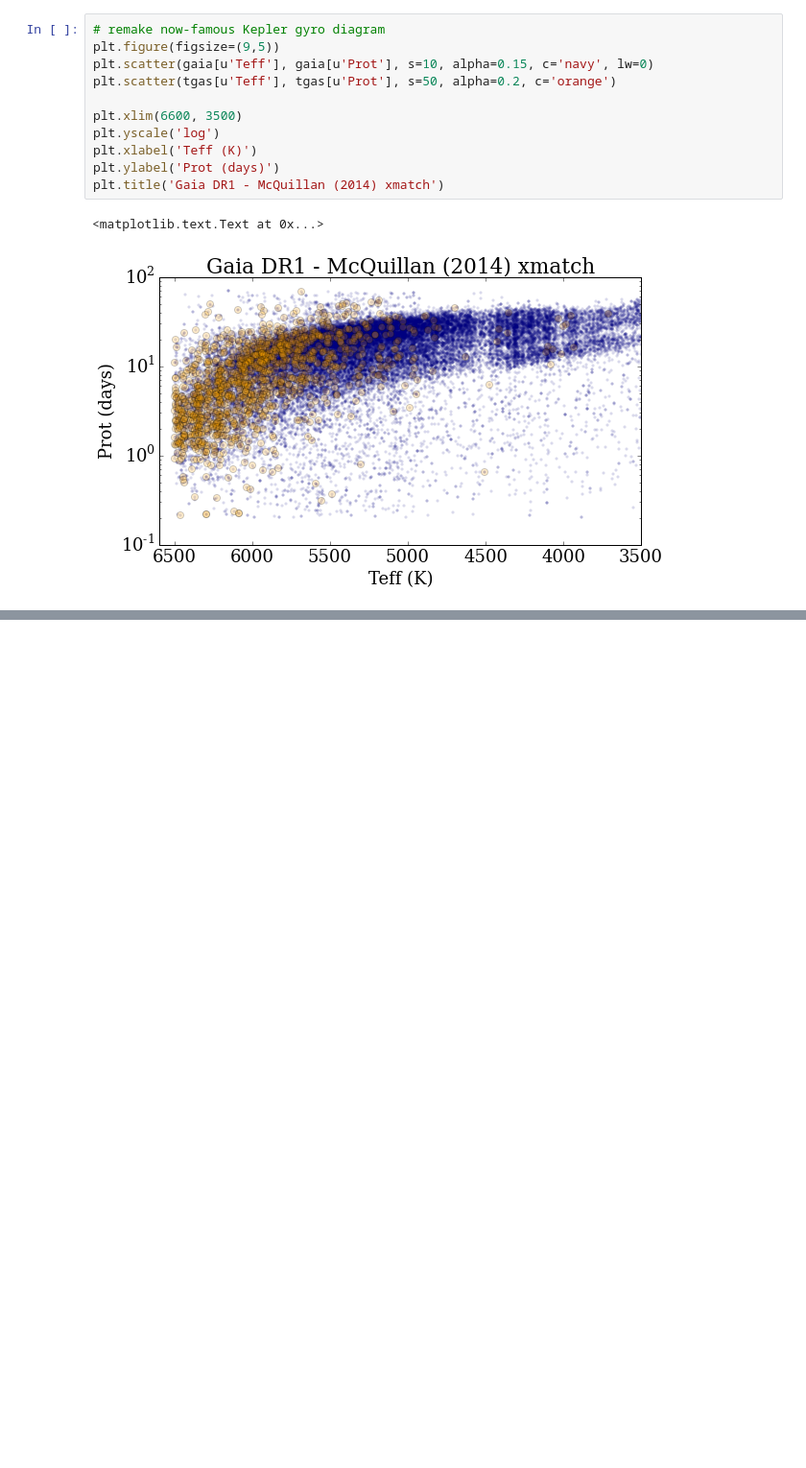
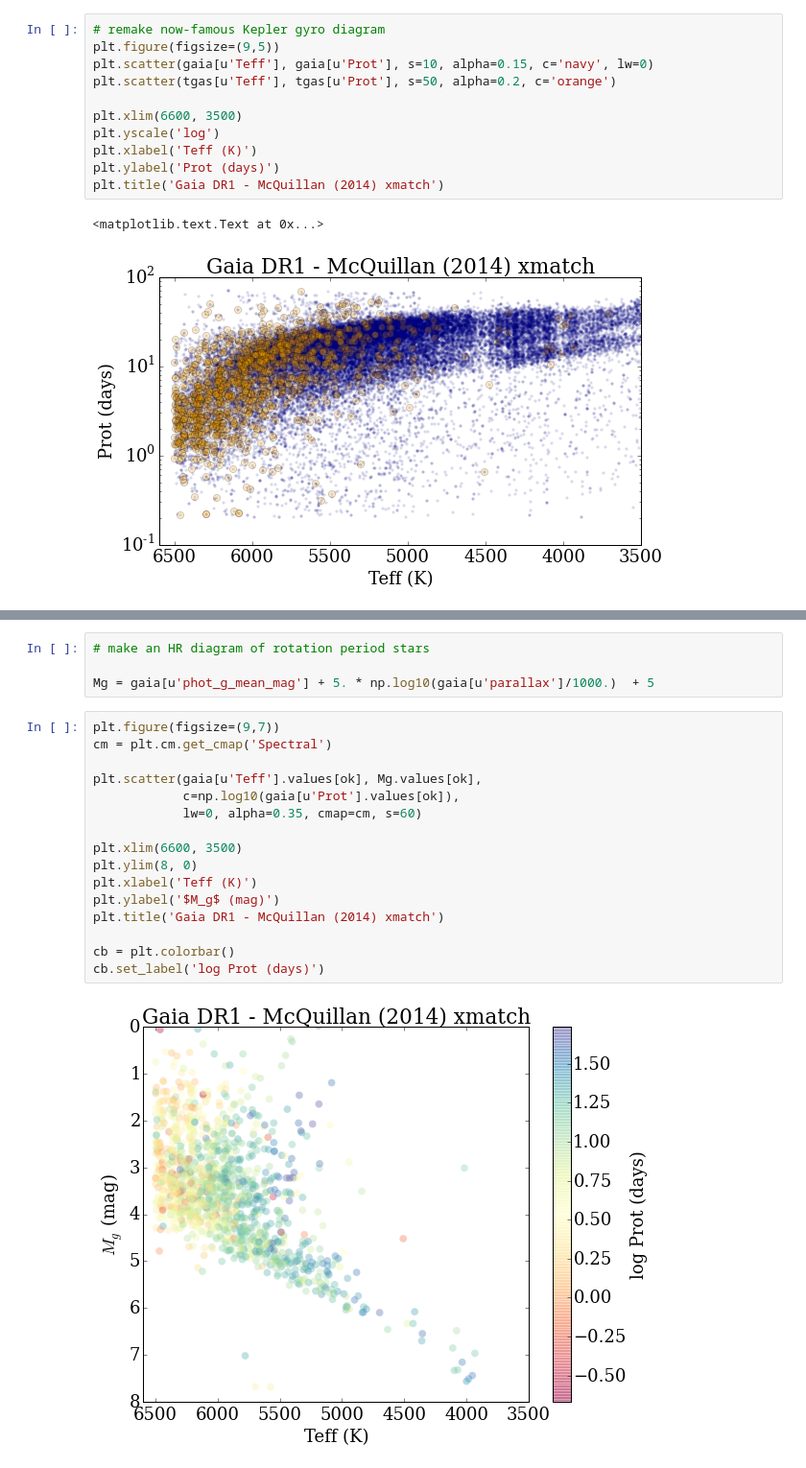
Before and after one commit to jradavenport/gaia_rot, a Jupyter notebook: explore.ipynb, the cells around one changed output, grey strips where cells are left out. Shown: that part at 96% size. Drawn from its saved outputs; the diff is of its cells as text; blank space fills up the shorter version.

```diff
--- a/explore.ipynb
+++ b/explore.ipynb
@@ -74,0 +95,22 @@ plt.title('Gaia DR1 - McQuillan (2014) xmatch')
+# %%
+# make an HR diagram of rotation period stars
+
+Mg = gaia[u'phot_g_mean_mag'] + 5. * np.log10(gaia[u'parallax']/1000.)  + 5
+# %%
+plt.figure(figsize=(9,7))
+cm = plt.cm.get_cmap('Spectral')
+
+plt.scatter(gaia[u'Teff'].values[ok], Mg.values[ok],
+            c=np.log10(gaia[u'Prot'].values[ok]),
+            lw=0, alpha=0.35, cmap=cm, s=60)
+
+plt.xlim(6600, 3500)
+plt.ylim(8, 0)
+plt.xlabel('Teff (K)')
+plt.ylabel('$M_g$ (mag)')
+plt.title('Gaia DR1 - McQuillan (2014) xmatch')
+
+cb = plt.colorbar()
+cb.set_label('log Prot (days)')
+# %% [output]
+[figure, added]
```
Also changed, not shown: parts of 1 cell of this notebook.
